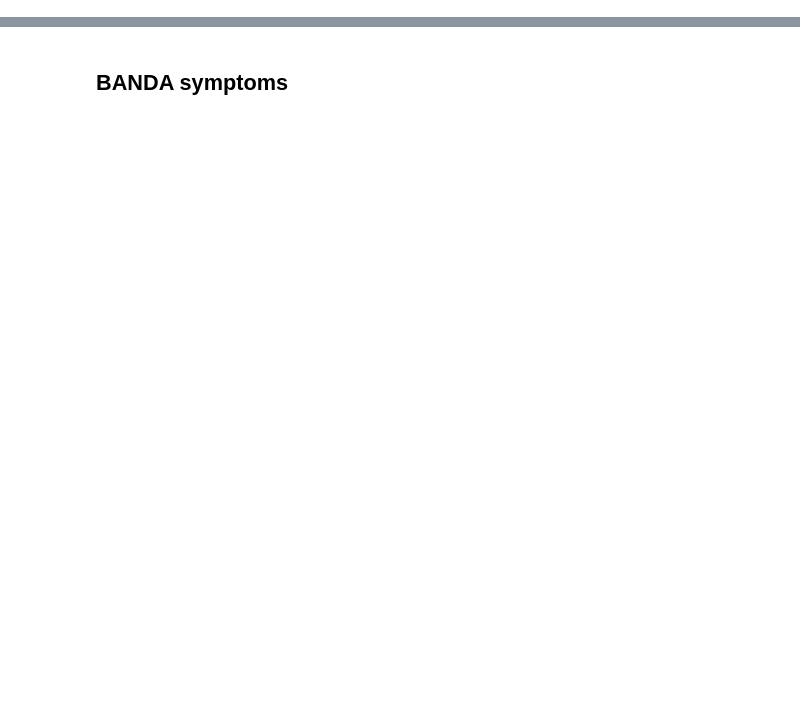
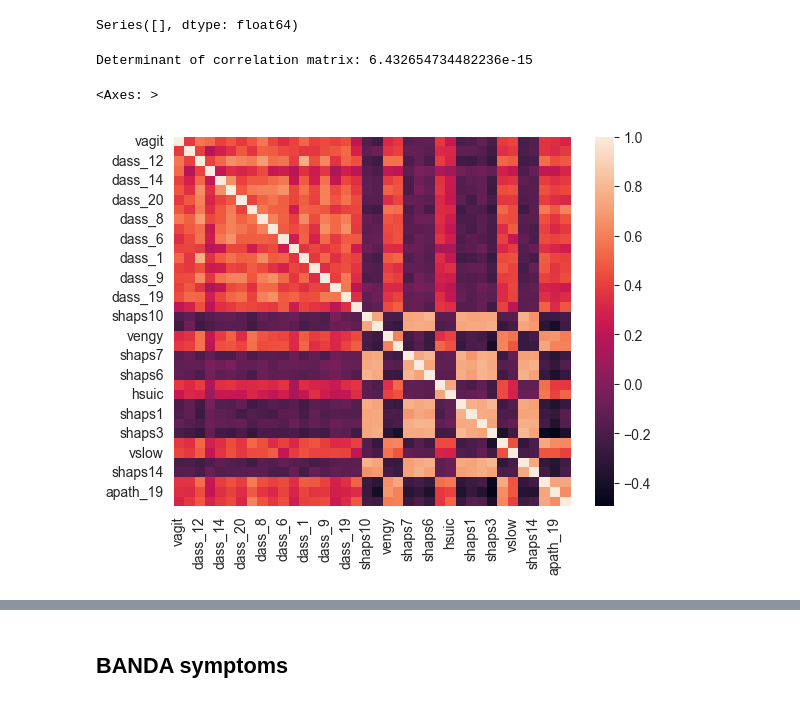
Before and after one commit to Daniel-Halls/conilab, a Jupyter notebook: conilab/hcp-disease/symptom_clusters.ipynb, the cells around one changed output, grey strips where cells are left out. Drawn from its saved outputs; the diff is of its cells as text; code cells hidden in the pictures; blank space fills up the shorter version.

```diff
--- a/conilab/hcp-disease/symptom_clusters.ipynb
+++ b/conilab/hcp-disease/symptom_clusters.ipynb
@@ -317,0 +232,33 @@ sns.heatmap(pd.concat([pdc_scores[pdc_columns], pdc_data[['Anxiety', 'Depression
+# %%
+apath_pdc = apath_pdc.groupby("phenotype", group_keys=False).apply(impute_group_median).drop("phenotype", axis=1)
+shaps_pdc = shaps_pdc.groupby("phenotype", group_keys=False).apply(impute_group_median).drop("phenotype", axis=1)
+hrsd_pdc = hrsd_pdc.groupby("phenotype", group_keys=False).apply(impute_group_median).drop("phenotype", axis=1)
+bids_pdc = bids_pdc.groupby("phenotype", group_keys=False).apply(impute_group_median).drop("phenotype", axis=1)
+qids_pdc = qids_pdc.groupby("phenotype", group_keys=False).apply(impute_group_median).drop("phenotype", axis=1)
+dass_pdc = dass_pdc.groupby("phenotype", group_keys=False).apply(impute_group_median).drop("phenotype", axis=1)
+pdc_scores = merge_dataframes([
+    apath_pdc,
+    shaps_pdc,
+    hrsd_pdc,
+    bids_pdc,
+    qids_pdc,
+    dass_pdc,
+    pdc_particpant_info[['id', 'phenotype']]
+    ])
+# %%
+pdc_loadings_dict = {}
+for phenotype in pdc_questions.keys():
+    pdc_loadings_dict[phenotype] =  list({key for subdict in pdc_questions[phenotype].values() for key in subdict})
+pdc_loadings_dict['anxiety'] = pdc_loadings_dict['anxiety'] + ['bissc_total']
+pdc_loadings_dict['depression'] = pdc_loadings_dict['depression'] + ['apath_19']
+#pdc_loadings_dict['mood'] = pdc_loadings_dict['anxiety'] + pdc_loadings_dict['depression'] + ['bissc_total']#, 'bas_drive', 'bas_fs', 'bas_rr']
+pdc_columns = pdc_loadings_dict['anxiety'] +  pdc_loadings_dict['depression'] + pdc_loadings_dict['psychosis']
+# %%
+pdc_data_fit = data_fit(convert_df_type(pdc_scores[pdc_columns_filtered]))
+print(pdc_data_fit['kmo_all'].describe())
+print("\nfactors possibly not suitable: ")
+not_suitable = pdc_data_fit['kmo_all'].where(pdc_data_fit['kmo_all'] <0.7).stack()
+print(not_suitable)
+print('\nmodel kmo', pdc_data_fit['kmo_model'])
+print('\nbartlett pval', pdc_data_fit['bartlett_pval'])
+print('\nbart chi2',pdc_data_fit['bartlett_chi2'])
@@ -317,0 +285,7 @@ sns.heatmap(pd.concat([pdc_scores[pdc_columns], pdc_data[['Anxiety', 'Depression
+# %%
+not_suitable_vals = [not_suitable.index[col][0] for col, _ in enumerate(not_suitable.index)] + ['apath_01', 'apath_09', 'apath_06', 'apath_15', 'apath_18', 'apath_17', 'apath_07', 'apath_04', 'apath_16', 'apath_12', 'apath_10', 'apath_14', 'apath_08', 'apath_03', 'apath_13', 'apath_02', 'apath_05', 'apath_11', 'shaps11', 'shaps12', 'shaps5', 'hslow', 'happt'] #['shaps11', 'shaps12', 'shaps5', 'apath_05', 'apath_09', 'apath_18', 'apath_17', 'apath_04', 'apath_03'] + ['hsuic', 'hmdsd', 'hslow', 'vengy', 'apath_12', 'happt', 'vslow', 'apath_10', 'vapdc', 'vsuic', 'hengy', 'vmdsd', 'bissc_total', 'hsanx',  'hagit']
+pdc_columns_filtered = [val for val in pdc_columns if val not in not_suitable_vals]
+# %%
+obtain_correlation_values(pdc_scores[pdc_columns_filtered], 0.8)
+# %% [output]
+Series([], dtype: float64)
@@ -317,0 +297,10 @@ sns.heatmap(pd.concat([pdc_scores[pdc_columns], pdc_data[['Anxiety', 'Depression
+# %%
+det_corr = np.linalg.det(pdc_scores[pdc_columns_filtered].corr())
+print(f"Determinant of correlation matrix: {det_corr}")
+# %% [output]
+Determinant of correlation matrix: 6.432654734482236e-15
+# %%
+sns.heatmap(pdc_scores[pdc_columns_filtered].corr())
+# %% [output]
+<Axes: >
+[figure, added]
```
Also changed, not shown: parts of 105 cells of this notebook, 6 other files.
